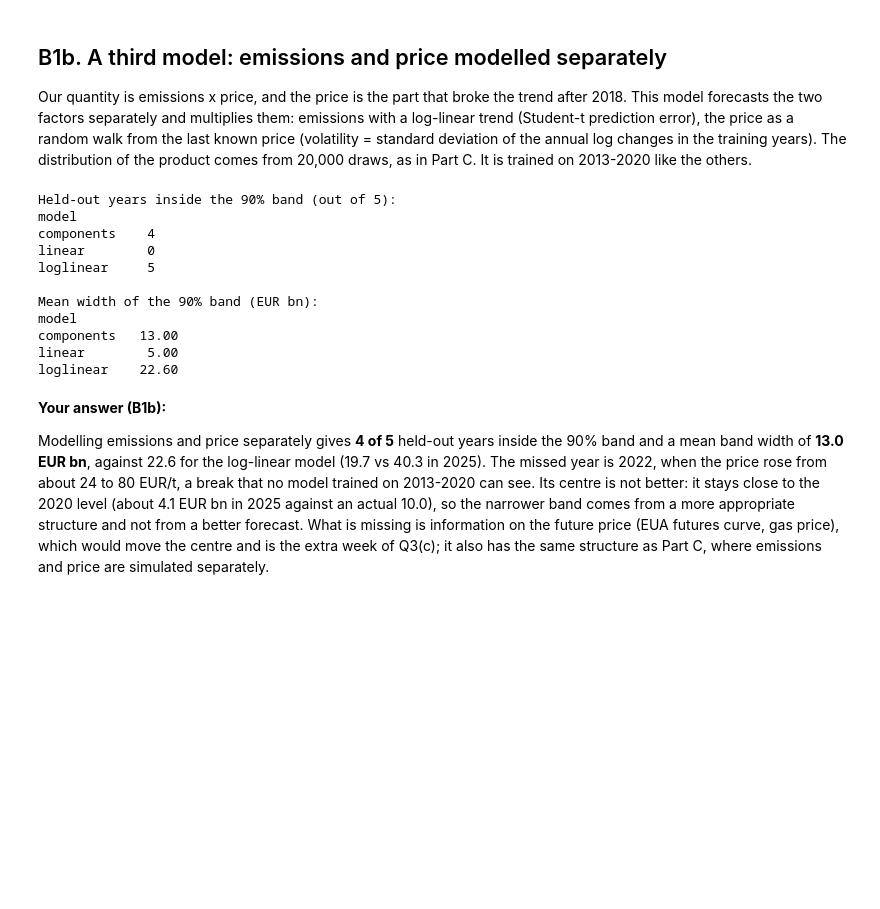
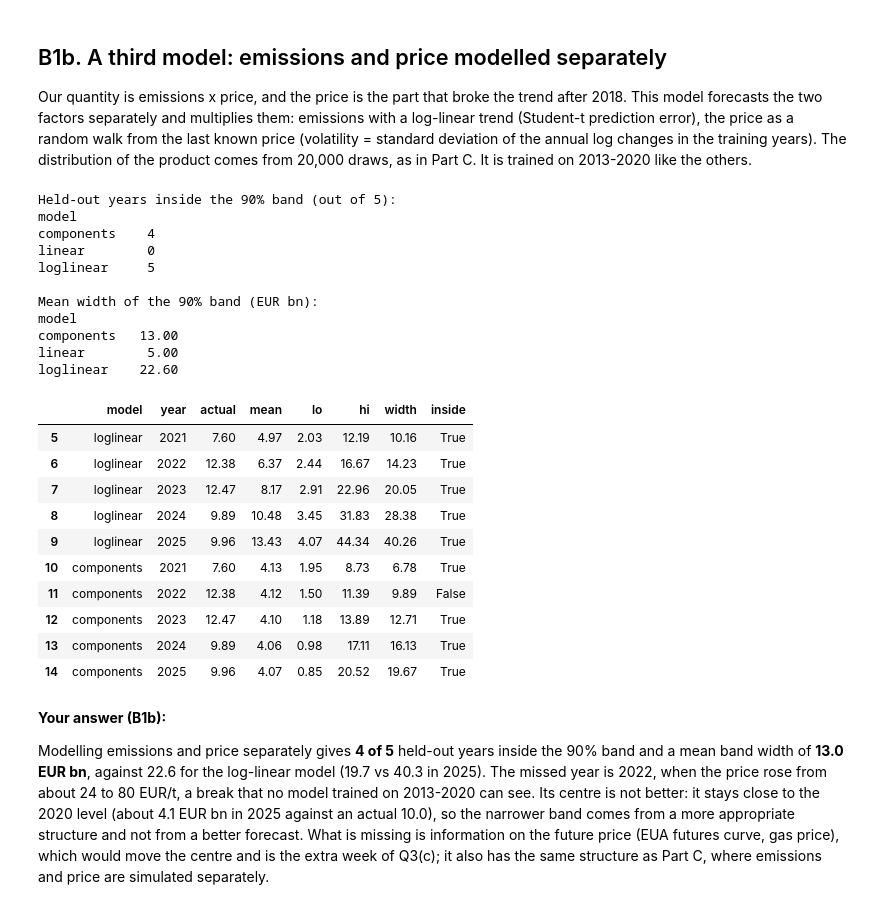
Before and after one commit to Coachbet/aidams-lab5-moulet-labergere-magret_delord-bettelli, a Jupyter notebook: labs/lab5.ipynb, the cells around one changed output. Cells and saved outputs as stored; diff of their text form; code cells hidden in the pictures; blank space fills up the shorter version.

Commit message:
Lab 5: show the B1b table and add the IPCC word back to Q6

```diff
--- a/labs/lab5.ipynb
+++ b/labs/lab5.ipynb
@@ -264,34 +264,46 @@ def fit_predict_components(inp_train, horizon, n=20_000, level=0.90, seed=11):
         em = np.exp(x0 @ beta + stats.t.rvs(len(yrs) - 2, size=n, random_state=rng3) * s * np.sqrt(1 + lev))
         pr = p_last * np.exp(rng3.normal(0, sigma * np.sqrt(h), n))
         lo, med, hi = np.percentile(em * pr / 1000, [100 * (0.5 - level / 2), 50, 100 * (0.5 + level / 2)])
         out.append({"year": int(yrs.max()) + h, "mean": med, "lo": lo, "hi": hi})
     return pd.DataFrame(out)
 
 
 if not USE_DEMO:
     pred3 = fit_predict_components(inputs.loc[:int(train["year"].iloc[-1])], H)
     pred3["model"] = "components"
     bt3 = pred3.merge(test.rename(columns={"value": "actual"}), on="year")
     bt3["inside"] = (bt3["actual"] >= bt3["lo"]) & (bt3["actual"] <= bt3["hi"])
     compare = pd.concat([backtest, bt3], ignore_index=True)
     compare["width"] = compare["hi"] - compare["lo"]
     print("Held-out years inside the 90% band (out of 5):")
     print(compare.groupby("model")["inside"].sum().to_string())
     print("\nMean width of the 90% band (EUR bn):")
     print(compare.groupby("model")["width"].mean().round(1).to_string())
-    compare[compare["model"].isin(["loglinear", "components"])][["model", "year", "actual", "mean", "lo", "hi", "width", "inside"]].round(2)
+    display(compare[compare["model"].isin(["loglinear", "components"])]
+            [["model", "year", "actual", "mean", "lo", "hi", "width", "inside"]].round(2))
 # %% [output]
 Held-out years inside the 90% band (out of 5):
 model
 components    4
 linear        0
 loglinear     5
 
 Mean width of the 90% band (EUR bn):
 model
 components   13.00
 linear        5.00
 loglinear    22.60
+|  | model | year | actual | mean | lo | hi | width | inside |
+| 5 | loglinear | 2021 | 7.60 | 4.97 | 2.03 | 12.19 | 10.16 | True |
+| 6 | loglinear | 2022 | 12.38 | 6.37 | 2.44 | 16.67 | 14.23 | True |
+| 7 | loglinear | 2023 | 12.47 | 8.17 | 2.91 | 22.96 | 20.05 | True |
+| 8 | loglinear | 2024 | 9.89 | 10.48 | 3.45 | 31.83 | 28.38 | True |
+| 9 | loglinear | 2025 | 9.96 | 13.43 | 4.07 | 44.34 | 40.26 | True |
+| 10 | components | 2021 | 7.60 | 4.13 | 1.95 | 8.73 | 6.78 | True |
+| 11 | components | 2022 | 12.38 | 4.12 | 1.50 | 11.39 | 9.89 | False |
+| 12 | components | 2023 | 12.47 | 4.10 | 1.18 | 13.89 | 12.71 | True |
+| 13 | components | 2024 | 9.89 | 4.06 | 0.98 | 17.11 | 16.13 | True |
+| 14 | components | 2025 | 9.96 | 4.07 | 0.85 | 20.52 | 19.67 | True |
 # %% [markdown]
 **Your answer (B1b):**
 
```
Also changed, not shown: parts of 1 cell of this notebook.
